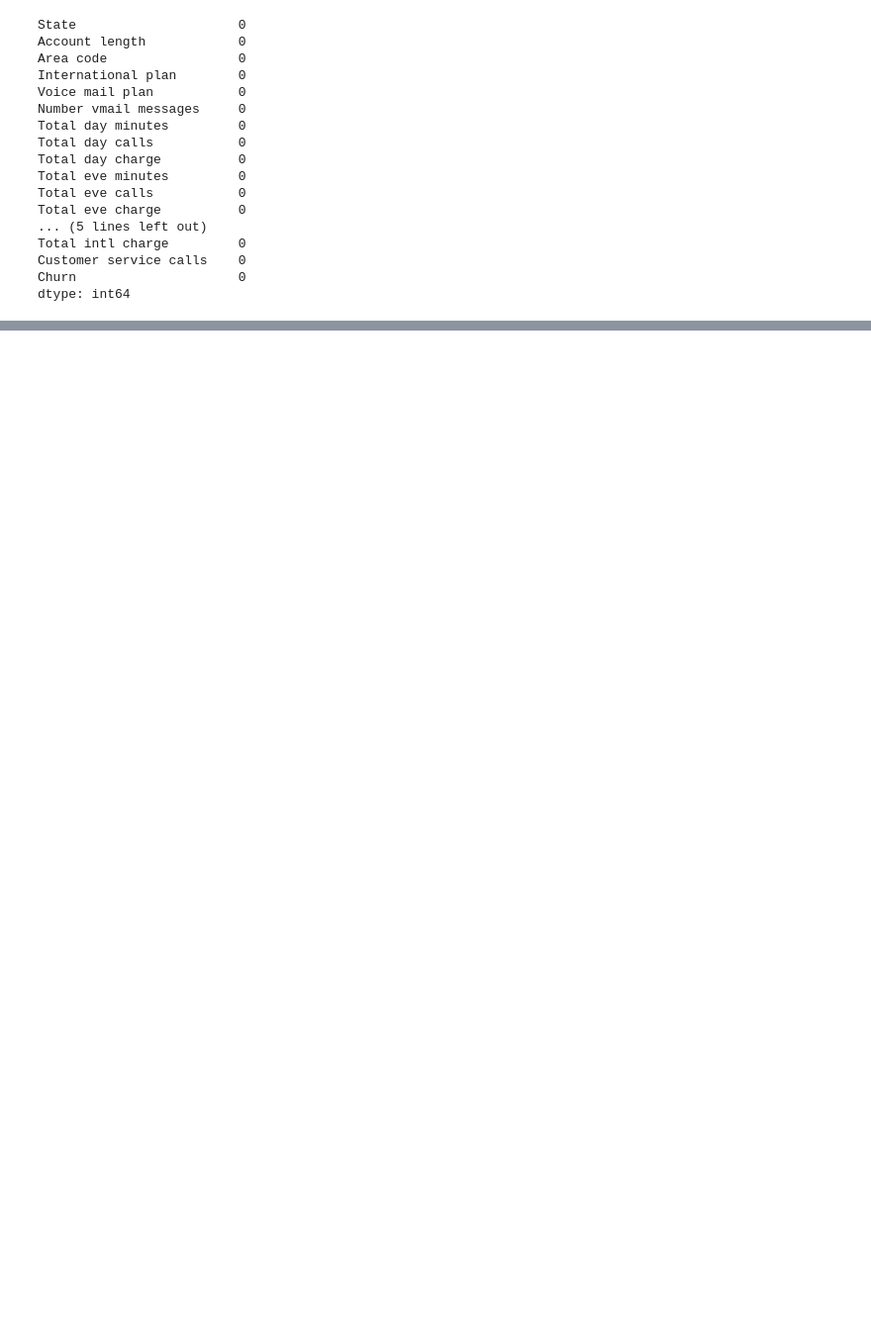
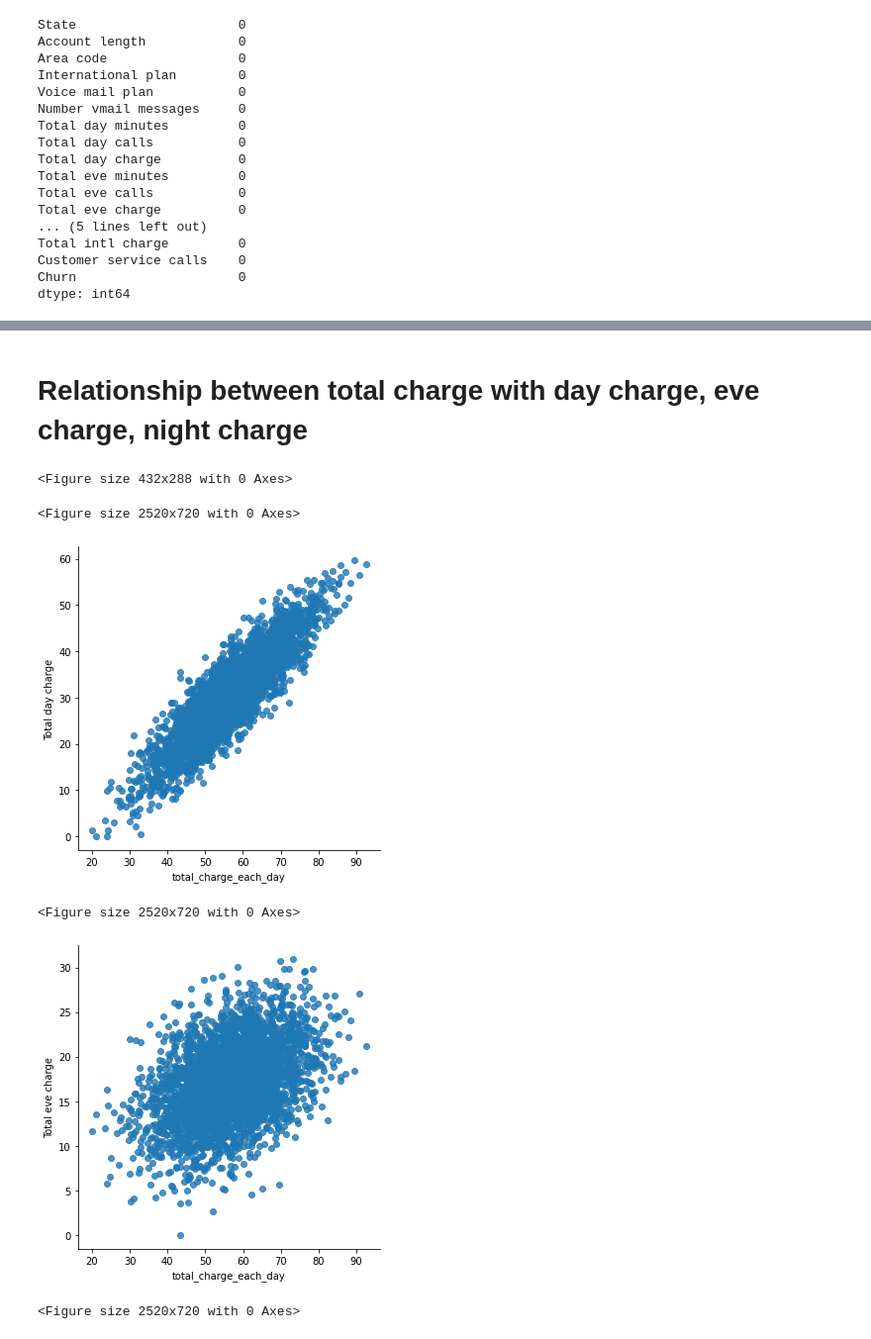
Before and after one commit to Manojpatil123/Capstone-project-eda-on-telecom-chrun, a Jupyter notebook: Telecom_Churn_Analysis_Capstone_Project.ipynb, the cells around one changed output, grey strips where cells are left out. Shown at 99% size. Saved outputs shown, nothing was run; the diff lists cells and outputs as text; code cells hidden in the pictures; blank space fills up the shorter version.

```diff
--- a/Telecom_Churn_Analysis_Capstone_Project.ipynb
+++ b/Telecom_Churn_Analysis_Capstone_Project.ipynb
@@ -179,0 +330,14 @@ from the above result we can observe there is no null value in our data set
+# %% [markdown]
+# Relationship between total charge with day charge, eve charge, night charge
+# %%
+for i, column in enumerate(telecom1[['Total day charge','Total eve charge','Total night charge']]):
+  plt.figure(i)
+  plt.figure(figsize=(35,10))
+  sns.lmplot(data=telecom1, x='total_charge_each_day', y=column, fit_reg=False)
+# %% [output]
+<Figure size 432x288 with 0 Axes>
+<Figure size 2520x720 with 0 Axes>
+[figure, added]
+<Figure size 2520x720 with 0 Axes>
+[figure, added]
+<Figure size 2520x720 with 0 Axes>
```
Also changed, not shown: parts of 37 cells of this notebook.
